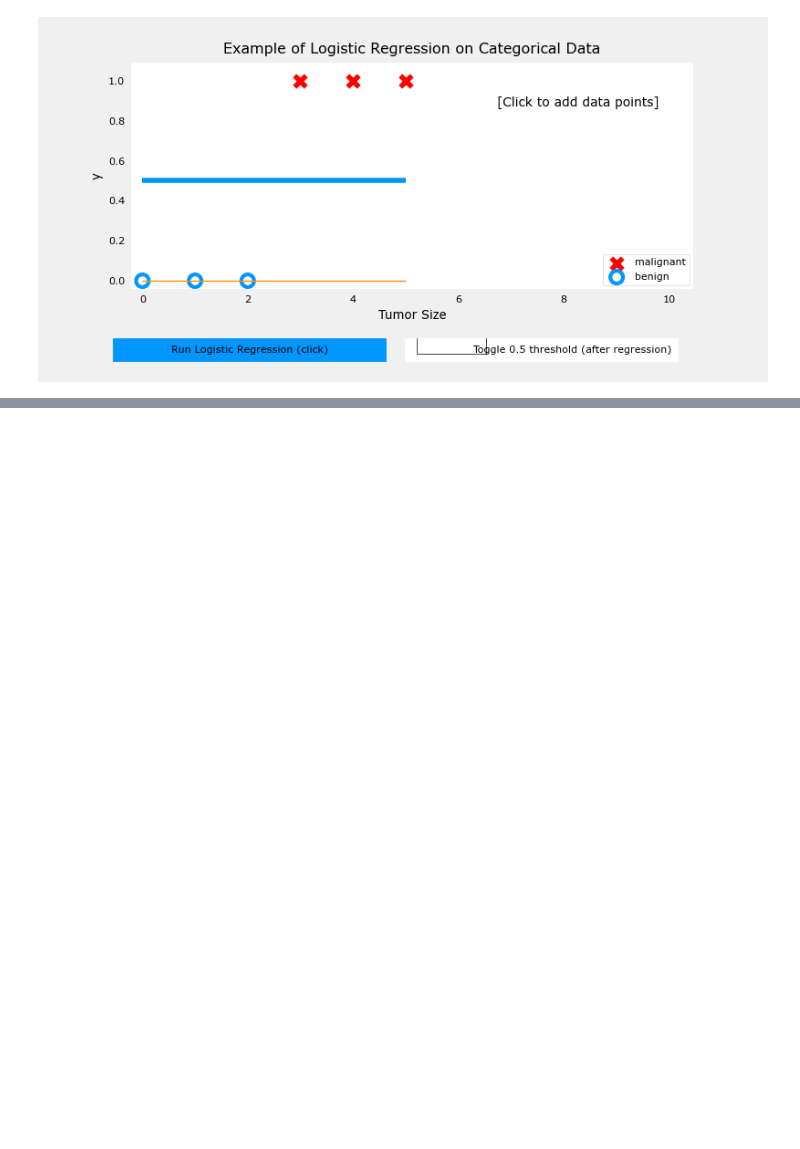
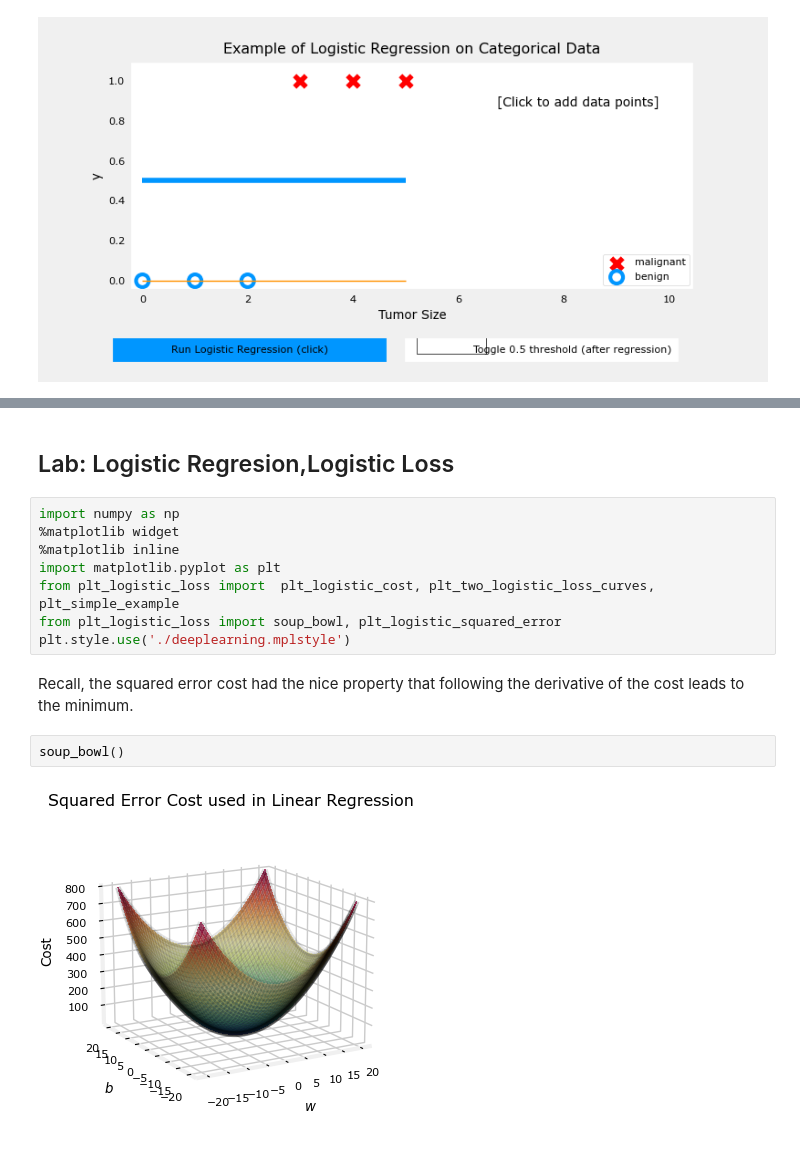
Before and after one commit to PrishaAggarwal/AI-ML, a Jupyter notebook: Machine_Learning/Week_3_Course_1/ML_5.ipynb, the cells around one changed output, grey strips where cells are left out. Cells and saved outputs as stored; diff of their text form; blank space fills up the shorter version.

```diff
--- a/Machine_Learning/Week_3_Course_1/ML_5.ipynb
+++ b/Machine_Learning/Week_3_Course_1/ML_5.ipynb
@@ -218,0 +307,16 @@ COMPLEX EXAMPLES WHERE DECISION BOUNDARY IS NO LONGER STRAIGHT LINE
+# %% [markdown]
+## Lab: Logistic Regresion,Logistic Loss
+# %%
+import numpy as np
+%matplotlib widget
+%matplotlib inline
+import matplotlib.pyplot as plt
+from plt_logistic_loss import  plt_logistic_cost, plt_two_logistic_loss_curves, plt_simple_example
+from plt_logistic_loss import soup_bowl, plt_logistic_squared_error
+plt.style.use('./deeplearning.mplstyle')
+# %% [markdown]
+Recall, the squared error cost had the nice property that following the derivative of the cost leads to the minimum.
+# %%
+soup_bowl()
+# %% [output]
+[figure, added]
```
Also changed, not shown: parts of 17 cells of this notebook, 4 other files.
